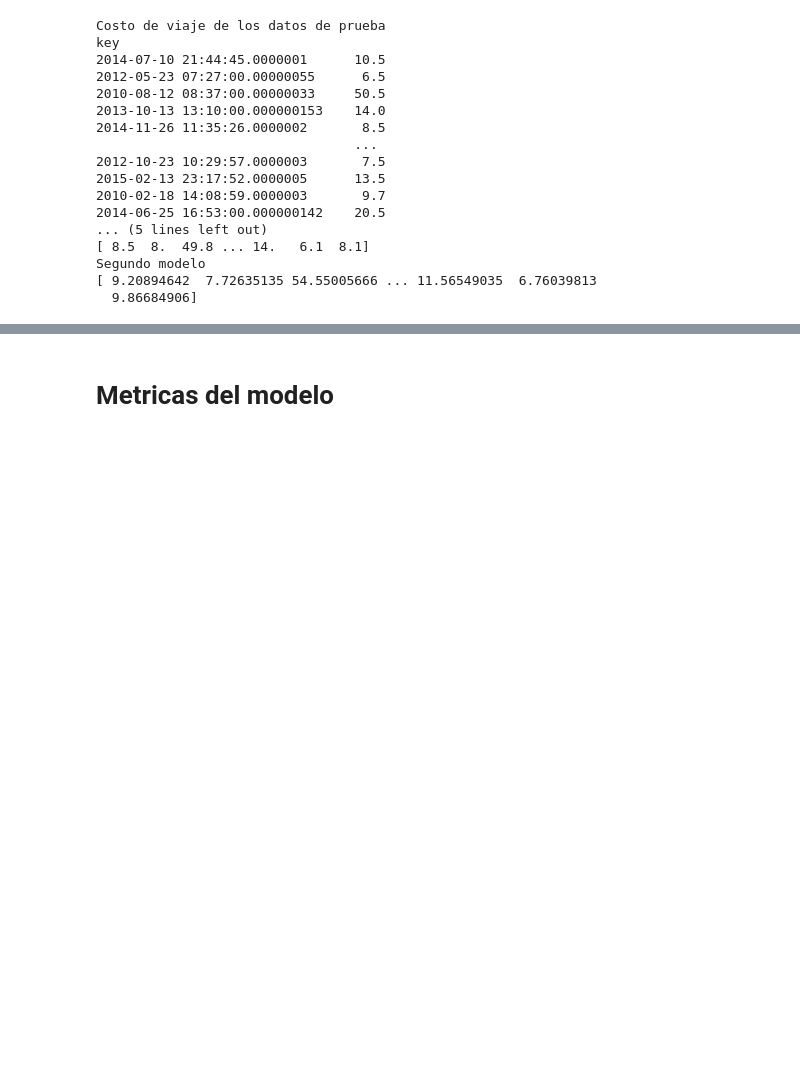
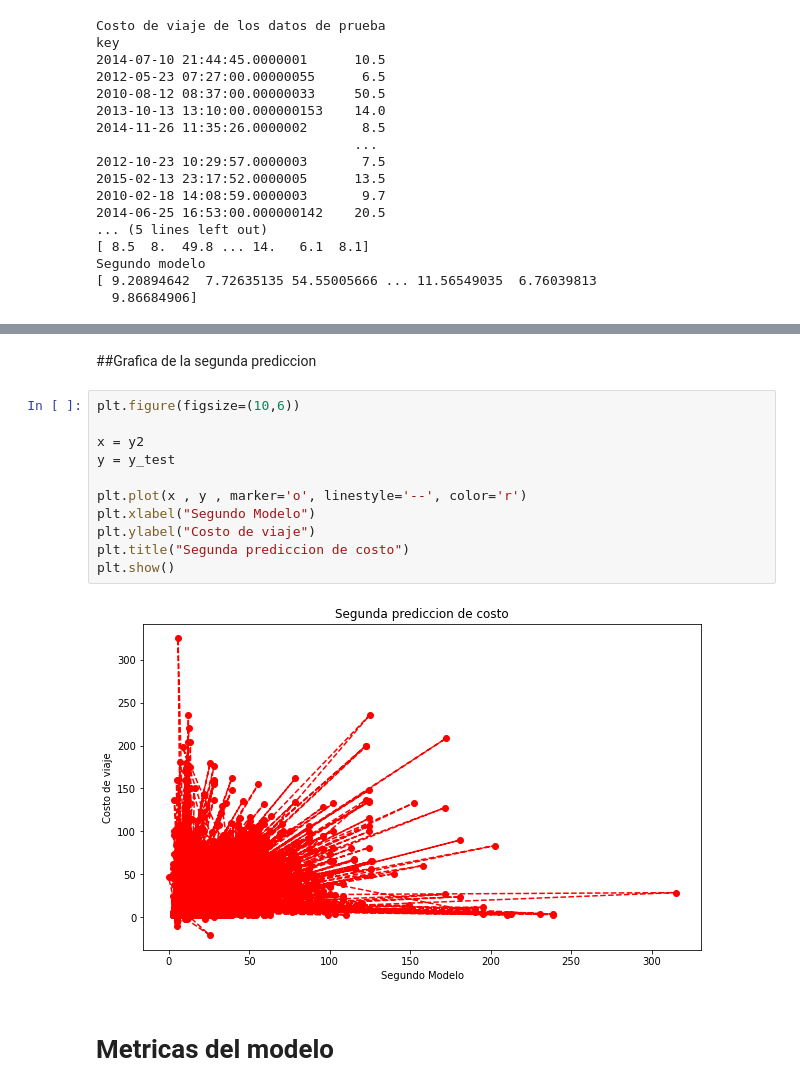
Before and after one commit to Roberto-Cerna/Predicting-Fare-Amount-From-Taxis, a Jupyter notebook: PC_2.ipynb, the cells around one changed output, grey strips where cells are left out. Cells and saved outputs as stored; diff of their text form; blank space fills up the shorter version.

```diff
--- a/PC_2.ipynb
+++ b/PC_2.ipynb
@@ -340,3 +363,18 @@ Segundo modelo
+# %% [markdown]
+##Grafica de la segunda prediccion
+# %%
+plt.figure(figsize=(10,6))
+
+x = y2
+y = y_test
+
+plt.plot(x , y , marker='o', linestyle='--', color='r')
+plt.xlabel("Segundo Modelo")
+plt.ylabel("Costo de viaje")
+plt.title("Segunda prediccion de costo")
+plt.show()
+# %% [output]
+[figure, added]
 # %% [markdown]
 # Metricas del modelo
 # %% [markdown]
```
Also changed, not shown: parts of 5 cells of this notebook.
